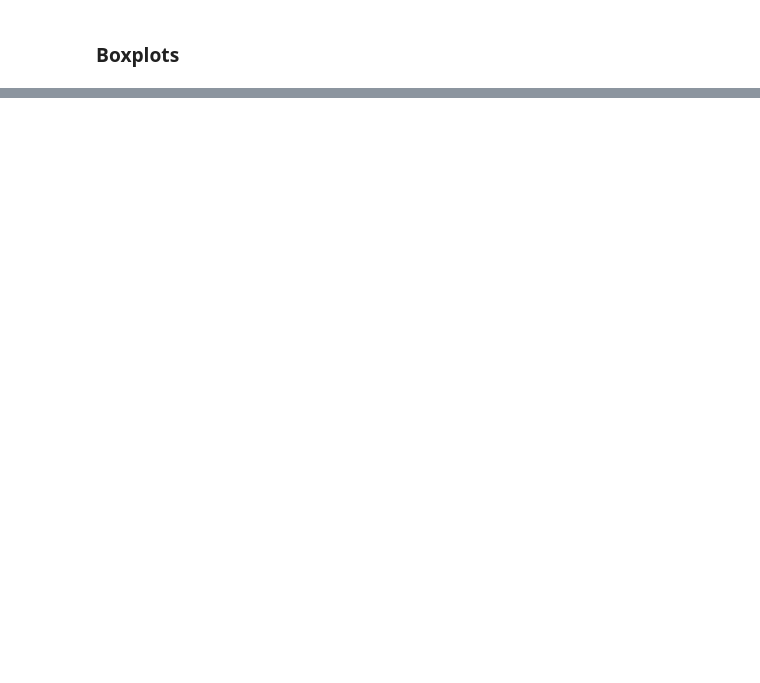
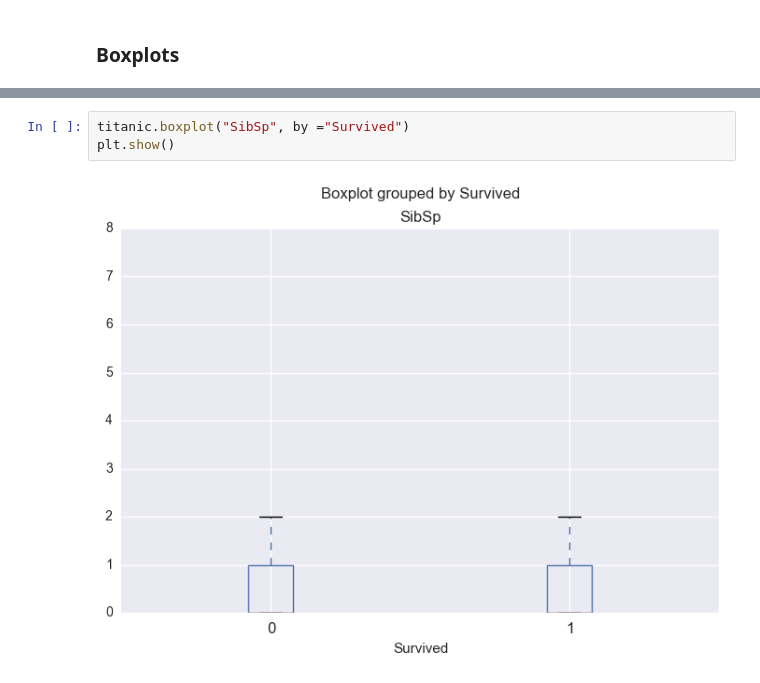
Before and after one commit to JBryan1/Kaggle, a Jupyter notebook: Titanic/Exploratory Data Analysis.ipynb, the cells around one changed output, grey strips where cells are left out. Drawn from its saved outputs; the diff is of its cells as text; blank space fills up the shorter version.

```diff
--- a/Titanic/Exploratory Data Analysis.ipynb
+++ b/Titanic/Exploratory Data Analysis.ipynb
@@ -192,0 +198,5 @@ plt.show()
+# %%
+titanic.boxplot("SibSp", by ="Survived")
+plt.show()
+# %% [output]
+[figure, added]
```
Also changed, not shown: parts of 11 cells of this notebook, 1 other file.
